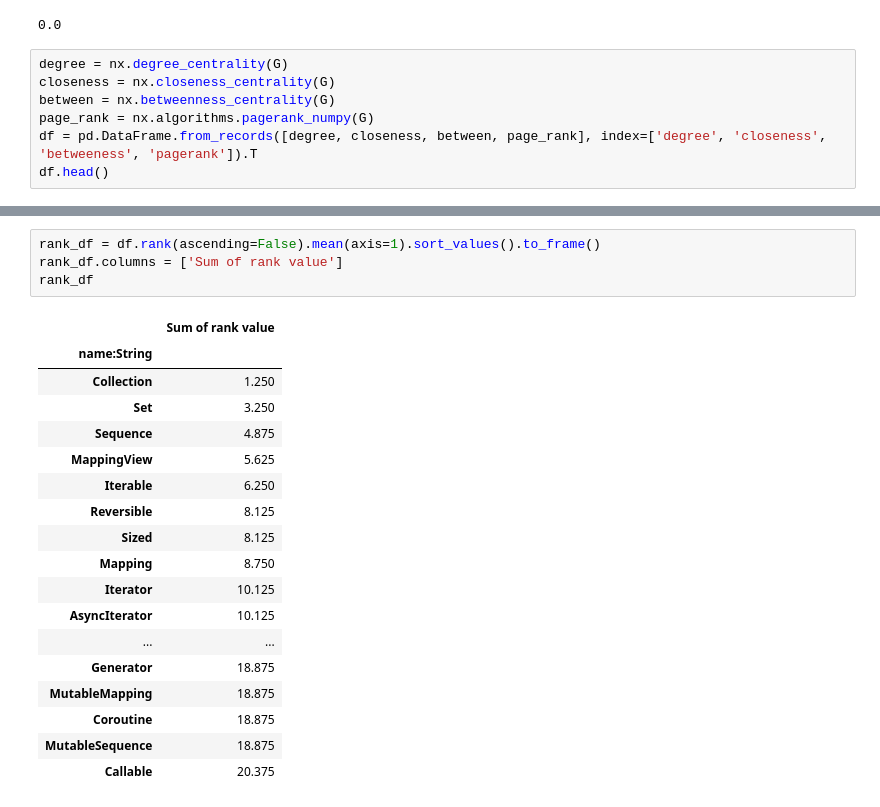
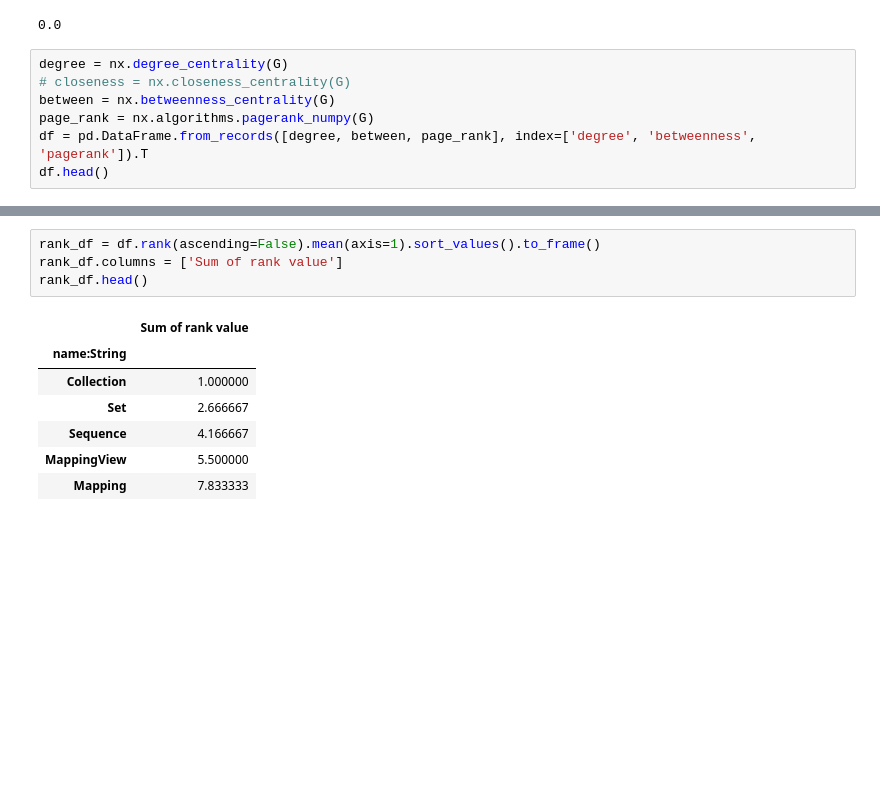
Before and after one commit to hayata-yamamoto/pkg-analysis, a Jupyter notebook: network_analysis.ipynb, the cells around one changed output, grey strips where cells are left out. Saved outputs shown, nothing was run; the diff lists cells and outputs as text; blank space fills up the shorter version.

```diff
--- a/network_analysis.ipynb
+++ b/network_analysis.ipynb
@@ -69,9 +67,9 @@ nx.cluster.average_clustering(G)
 0.0
 # %%
 degree = nx.degree_centrality(G)
-closeness = nx.closeness_centrality(G)
+# closeness = nx.closeness_centrality(G)
 between = nx.betweenness_centrality(G)
 page_rank = nx.algorithms.pagerank_numpy(G)
-df = pd.DataFrame.from_records([degree, closeness, between, page_rank], index=['degree', 'closeness', 'betweeness', 'pagerank']).T
+df = pd.DataFrame.from_records([degree, between, page_rank], index=['degree', 'betweenness', 'pagerank']).T
 df.head()
 # %% [output]
@@ -198,23 +182,12 @@ rank_df.head(10)
 # %%
 rank_df = df.rank(ascending=False).mean(axis=1).sort_values().to_frame()
 rank_df.columns = ['Sum of rank value']
-rank_df
+rank_df.head()
 # %% [output]
 |  | Sum of rank value |
 | name:String |  |
-| Collection | 1.250 |
-| Set | 3.250 |
-| Sequence | 4.875 |
-| MappingView | 5.625 |
-| Iterable | 6.250 |
-| Reversible | 8.125 |
-| Sized | 8.125 |
-| Mapping | 8.750 |
-| Iterator | 10.125 |
-| AsyncIterator | 10.125 |
-| ... | ... |
-| Generator | 18.875 |
-| MutableMapping | 18.875 |
-| Coroutine | 18.875 |
-| MutableSequence | 18.875 |
-| Callable | 20.375 |
+| Collection | 1.000000 |
+| Set | 2.666667 |
+| Sequence | 4.166667 |
+| MappingView | 5.500000 |
+| Mapping | 7.833333 |
```
Also changed, not shown: parts of 15 cells of this notebook, 7 other files.
